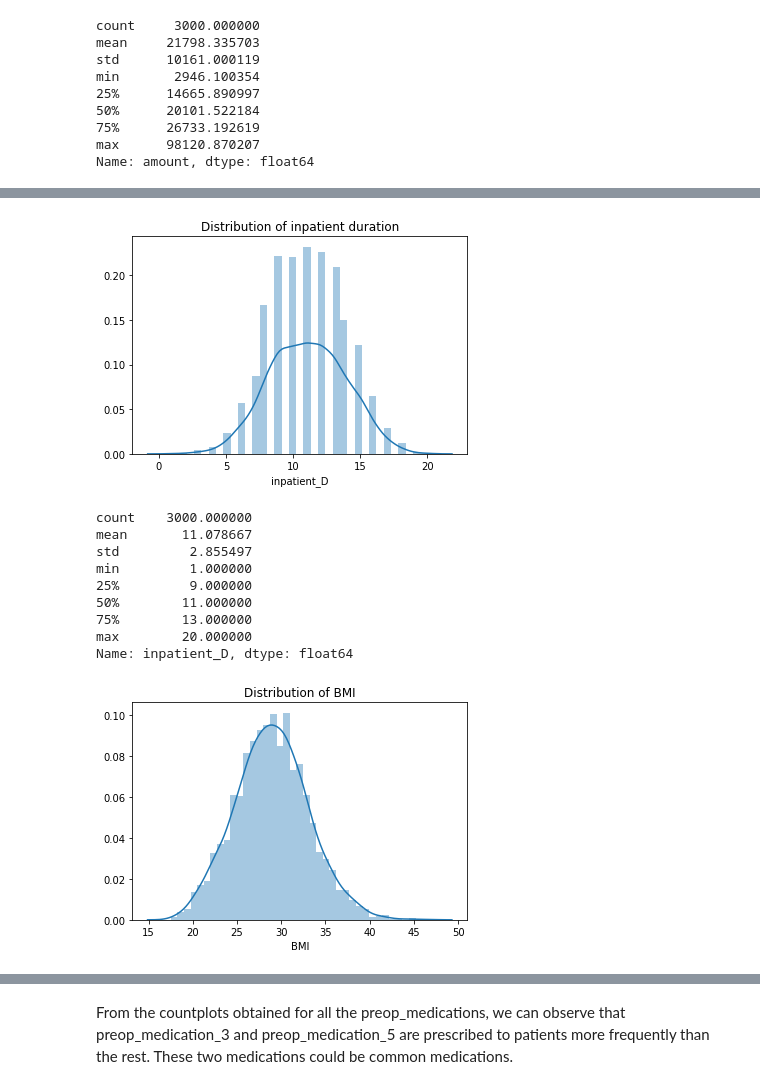
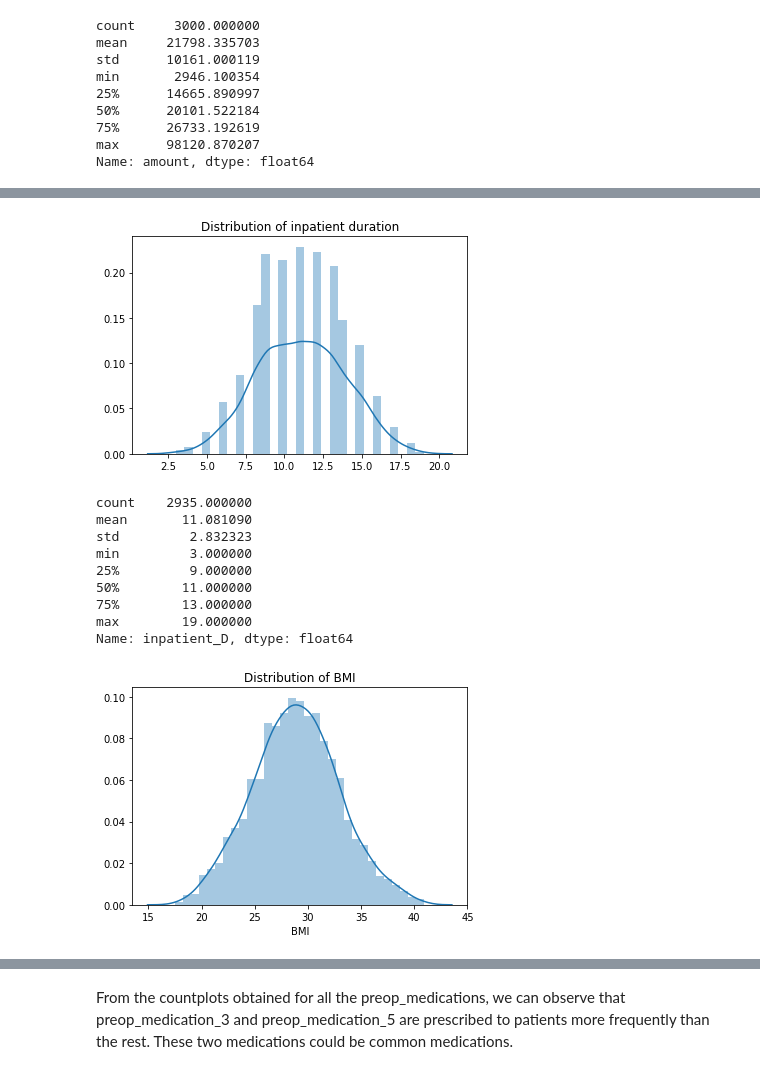
Before and after one commit to soonnanwee/H_Assignment, a Jupyter notebook: Holmusk - With FeatureImportance.ipynb, the cells around one changed output, grey strips where cells are left out. Drawn from its saved outputs; the diff is of its cells as text; code cells hidden in the pictures.

```diff
--- a/Holmusk - With FeatureImportance.ipynb
+++ b/Holmusk - With FeatureImportance.ipynb
@@ -89,3 +80,5 @@ Feature engineering for the given dataset. The inpatient duration is potentially
 # %%
 cd_dup.date_of_admission = cd_dup.date_of_admission.astype('datetime64')
 cd_dup.date_of_discharge = cd_dup.date_of_discharge.astype('datetime64')
+# %%
+cd_dup['Year'] = cd_dup.date_of_admission.dt.days
@@ -132,5 +127,14 @@ bg_first = bg_first.set_index('patient_id')
 # %%
 #merge the joined dataset(which merges clinical_data & demographics) and the bg_first dataset(which merges bill_amount & bill_id)
 merged = joined.merge(bg_first, left_index = True, right_index = True)
+# %%
+merged["Year"] = merged.date_of_admission_y.astype('datetime64').dt.year
 # %%
 merged = merged.drop(['date_of_admission_x', 'date_of_admission_y'], axis = 1)
+# %%
+#Normalization of numerical columns. Not done on categorical variables for variable inference
+#Choose samples which lie within 3 standard deviations from the mean of normalized variables to preserve sample numbers
+import scipy as sp
+
+numerical_columns = ['amount', 'inpatient_D', 'BMI', 'lab_result_1', 'lab_result_2', 'lab_result_3']
+merged_or = merged[(np.abs(sp.stats.zscore(merged[numerical_columns])) < 3).all(axis=1)]
@@ -156,25 +192,25 @@ Name: amount, dtype: float64
 # %%
-distPlot_inD = sns.distplot(merged['inpatient_D'])
+distPlot_inD = sns.distplot(merged_or['inpatient_D'], axlabel = False)
 plt.title("Distribution of inpatient duration")
 plt.show()
 # %% [output]
-[figure, old version]
+[figure, new version]
 # %%
-merged.inpatient_D.describe()
+merged_or.inpatient_D.describe()
 # %% [output]
-count    3000.000000
-mean       11.078667
-std         2.855497
-min         1.000000
+count    2935.000000
+mean       11.081090
+std         2.832323
+min         3.000000
 25%         9.000000
 50%        11.000000
 75%        13.000000
-max        20.000000
+max        19.000000
 Name: inpatient_D, dtype: float64
 # %%
-distPlot_bmi = sns.distplot(merged['BMI'])
+distPlot_bmi = sns.distplot(merged_or['BMI'])
 plt.title("Distribution of BMI")
 plt.show()
 # %% [output]
-[figure, old version]
+[figure, new version]
 # %%
```
Also changed, not shown: parts of 106 cells of this notebook.
